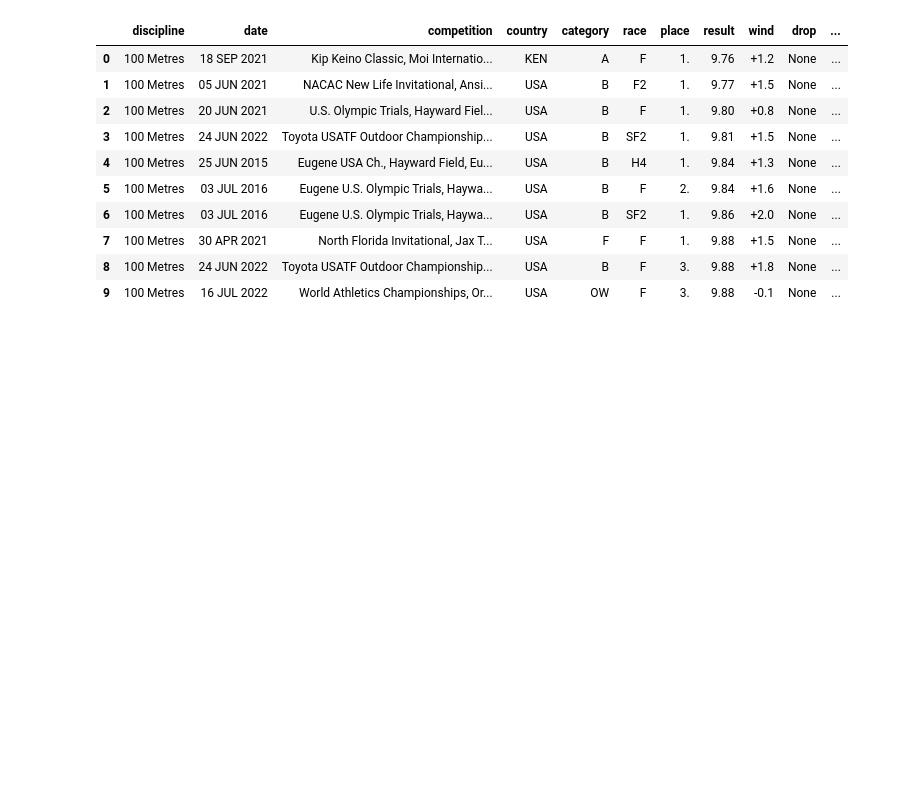
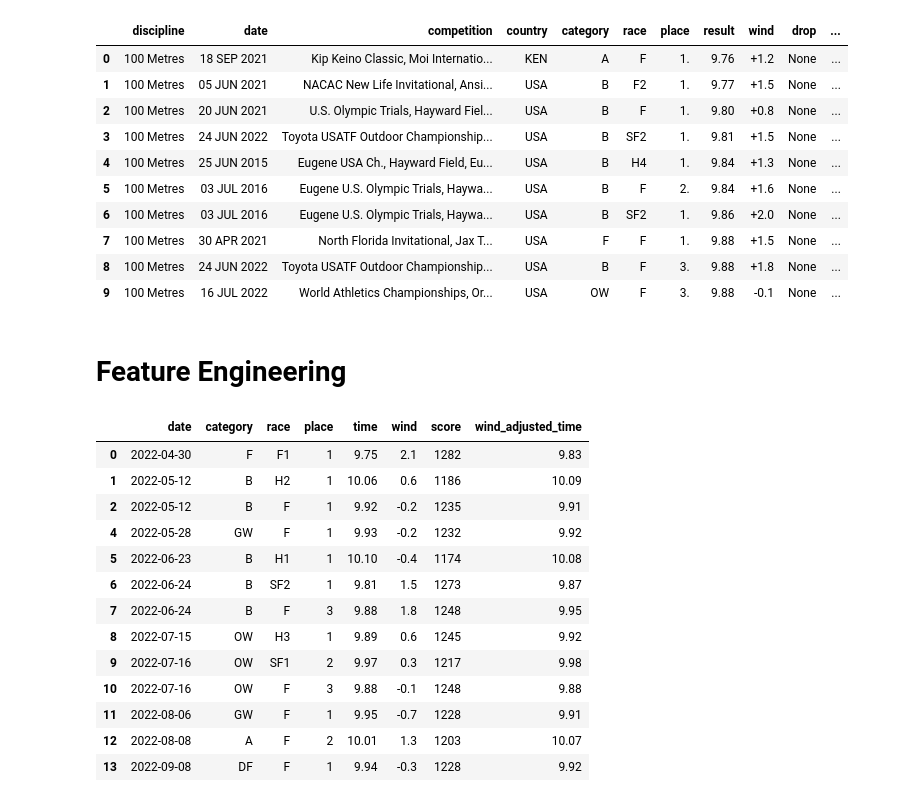
Before and after one commit to georgealexanderday/athletics, a Jupyter notebook: athletics/summative_2.ipynb, the cells around one changed output. Cells and saved outputs as stored; diff of their text form; code cells hidden in the pictures; blank space fills up the shorter version.

```diff
--- a/athletics/summative_2.ipynb
+++ b/athletics/summative_2.ipynb
@@ -224,3 +279,41 @@ athlete_to_results['trayvon-bromell']['all_time']
 | 7 | 100 Metres | 30 APR 2021 | North Florida Invitational, Jax T... | USA | F | F | 1. | 9.88 | +1.5 | None | ... |
 | 8 | 100 Metres | 24 JUN 2022 | Toyota USATF Outdoor Championship... | USA | B | F | 3. | 9.88 | +1.8 | None | ... |
 | 9 | 100 Metres | 16 JUL 2022 | World Athletics Championships, Or... | USA | OW | F | 3. | 9.88 | -0.1 | None | ... |
+# %%
+def wind_adjusted_time(time, wind):
+    # https://www.tandfonline.com/doi/full/10.1080/17461391.2018.1480062
+    a = 0.009459
+    B = 0.0449
+    b = 0.0042
+    adjusted = time - (B*wind) + (a*time*wind) - (b*wind*wind)
+    return round(adjusted, 2)
+# %% [markdown]
+# Feature Engineering
+# %%
+season = athlete_to_results['trayvon-bromell']['season']
+season['date'] = pd.to_datetime(season['date'])
+season = season.rename(columns={'mark': 'time', 'resultScore': 'score'})
+season = season.drop(columns=['competition', 'country', 'venue', 'notLegal'], axis=1)
+season = season[season['score'] != 0]
+season['time'] = season['time'].astype(float)
+season['place'] = season['place'].astype(float).astype(int)
+season['wind'] = season['wind'].astype(float)
+season['wind_adjusted_time'] = season.apply(lambda x: wind_adjusted_time(time=x['time'], wind=x['wind']), axis=1)
+
+
+season
+# %% [output]
+|  | date | category | race | place | time | wind | score | wind_adjusted_time |
+| 0 | 2022-04-30 | F | F1 | 1 | 9.75 | 2.1 | 1282 | 9.83 |
+| 1 | 2022-05-12 | B | H2 | 1 | 10.06 | 0.6 | 1186 | 10.09 |
+| 2 | 2022-05-12 | B | F | 1 | 9.92 | -0.2 | 1235 | 9.91 |
+| 4 | 2022-05-28 | GW | F | 1 | 9.93 | -0.2 | 1232 | 9.92 |
+| 5 | 2022-06-23 | B | H1 | 1 | 10.10 | -0.4 | 1174 | 10.08 |
+| 6 | 2022-06-24 | B | SF2 | 1 | 9.81 | 1.5 | 1273 | 9.87 |
+| 7 | 2022-06-24 | B | F | 3 | 9.88 | 1.8 | 1248 | 9.95 |
+| 8 | 2022-07-15 | OW | H3 | 1 | 9.89 | 0.6 | 1245 | 9.92 |
+| 9 | 2022-07-16 | OW | SF1 | 2 | 9.97 | 0.3 | 1217 | 9.98 |
+| 10 | 2022-07-16 | OW | F | 3 | 9.88 | -0.1 | 1248 | 9.88 |
+| 11 | 2022-08-06 | GW | F | 1 | 9.95 | -0.7 | 1228 | 9.91 |
+| 12 | 2022-08-08 | A | F | 2 | 10.01 | 1.3 | 1203 | 10.07 |
+| 13 | 2022-09-08 | DF | F | 1 | 9.94 | -0.3 | 1228 | 9.92 |
```
Also changed, not shown: parts of 8 cells of this notebook, 5 other files.
